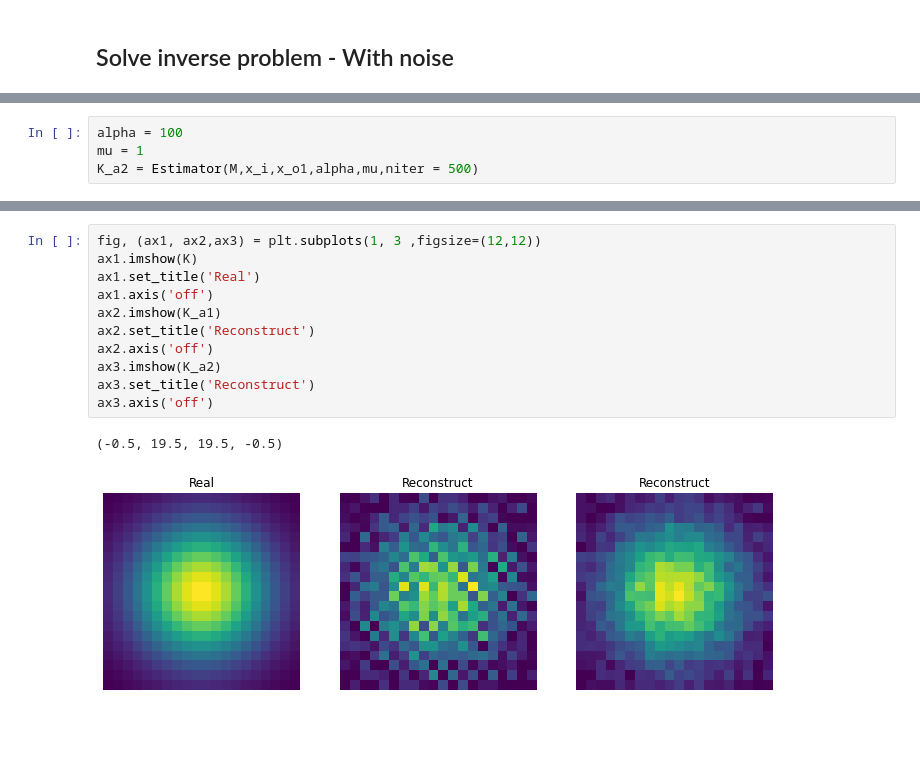
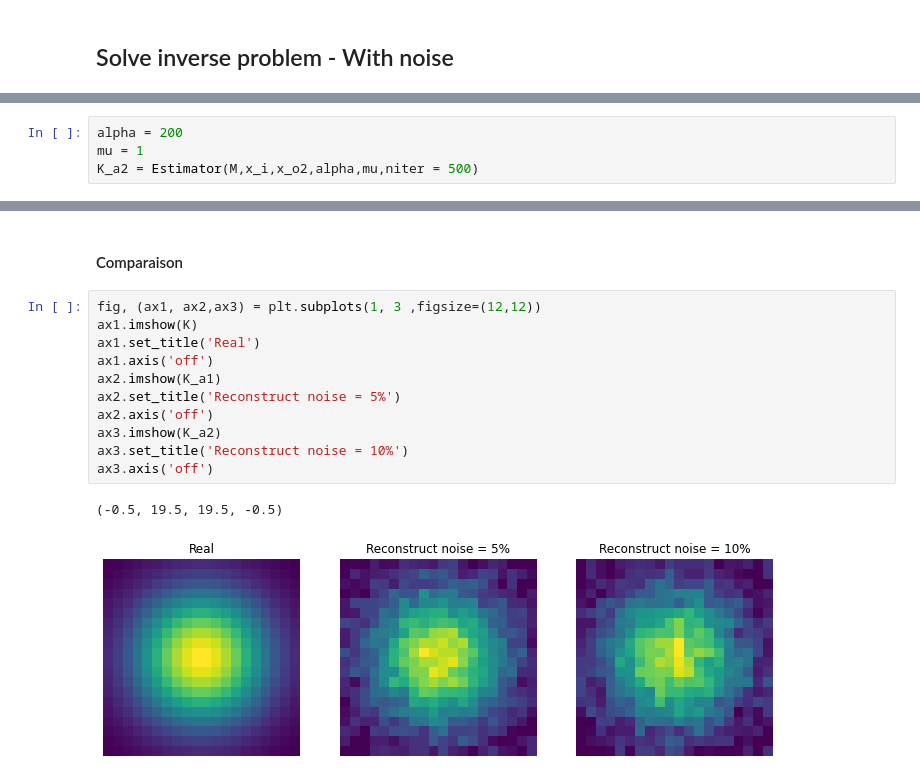
Before and after one commit to ceciledellavalle/BlindDeconvolution, a Jupyter notebook: demo.ipynb, the cells around one changed output, grey strips where cells are left out. Cells and saved outputs as stored; diff of their text form; blank space fills up the shorter version.

```diff
--- a/demo.ipynb
+++ b/demo.ipynb
@@ -96,4 +109,4 @@ K_a1 = Estimator(M,x_i,x_o1,alpha,mu,niter = 500)
 # %%
-alpha = 100
+alpha = 200
 mu = 1
-K_a2 = Estimator(M,x_i,x_o1,alpha,mu,niter = 500)
+K_a2 = Estimator(M,x_i,x_o2,alpha,mu,niter = 500)
@@ -100,14 +119,16 @@ K_a2 = Estimator(M,x_i,x_o1,alpha,mu,niter = 500)
+# %% [markdown]
+#### Comparaison
 # %%
 fig, (ax1, ax2,ax3) = plt.subplots(1, 3 ,figsize=(12,12))
 ax1.imshow(K)
 ax1.set_title('Real')
 ax1.axis('off')
 ax2.imshow(K_a1)
-ax2.set_title('Reconstruct')
+ax2.set_title('Reconstruct noise = 5%')
 ax2.axis('off')
 ax3.imshow(K_a2)
-ax3.set_title('Reconstruct')
+ax3.set_title('Reconstruct noise = 10%')
 ax3.axis('off')
 # %% [output]
 (-0.5, 19.5, 19.5, -0.5)
-[figure, old version]
+[figure, new version]
```
Also changed, not shown: parts of 17 cells of this notebook, 3 other files.
